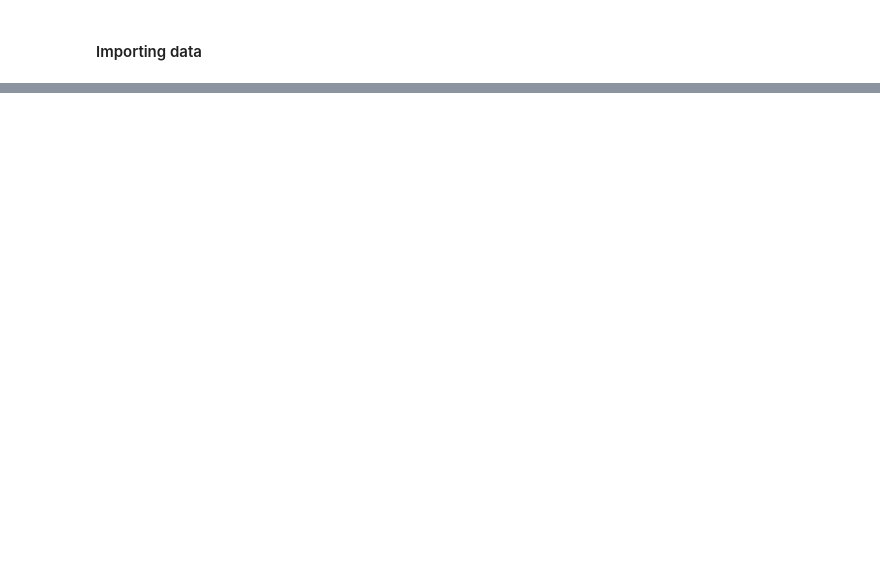
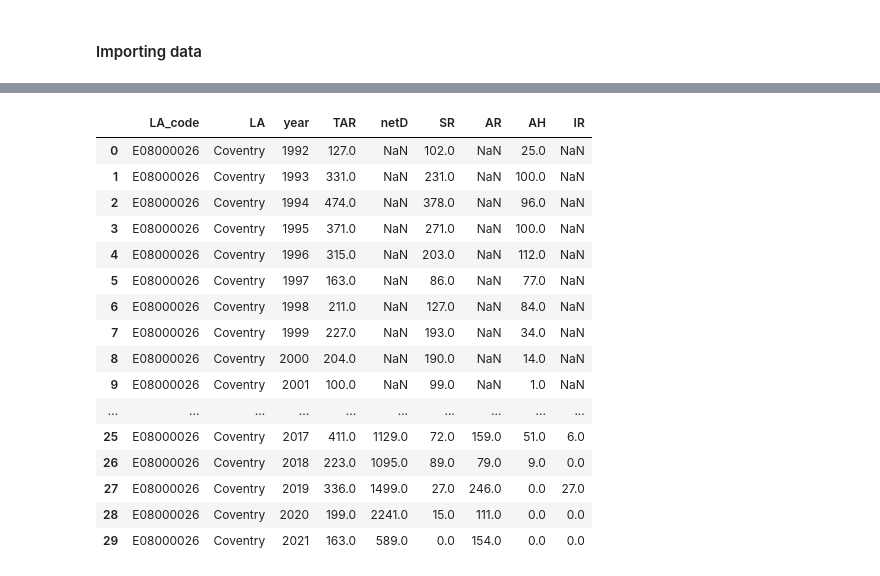
Before and after one commit to potato-bit/RA, a Jupyter notebook: cleaned datasets/analysis_h6.ipynb, the cells around one changed output, grey strips where cells are left out. Cells and saved outputs as stored; diff of their text form; code cells hidden in the pictures; blank space fills up the shorter version.

```diff
--- a/cleaned datasets/analysis_h6.ipynb
+++ b/cleaned datasets/analysis_h6.ipynb
@@ -79,0 +84,32 @@ df3.head()
+# %%
+dcov = pd.merge(dcov,df_SR[['LA_code','year','new_dwellings']],how='left',on=['LA_code','year'])
+dcov.rename(columns={'new_dwellings':'SR'},inplace=True)
+# %%
+dcov = pd.merge(dcov,df_AR[['LA_code','year','DC']],how='left',on=['LA_code','year'])
+dcov.rename(columns={'DC':'AR'},inplace=True)
+# %%
+dcov = pd.merge(dcov,df_AH[['LA_code','year','DC']],how='left',on=['LA_code','year'])
+dcov.rename(columns={'DC':'AH'},inplace=True)
+# %%
+dcov = pd.merge(dcov,df_IR[['LA_code','year','DC']],how='left',on=['LA_code','year'])
+dcov.rename(columns={'DC':'IR'},inplace=True)
+# %%
+dcov
+# %% [output]
+|  | LA_code | LA | year | TAR | netD | SR | AR | AH | IR |
+| 0 | E08000026 | Coventry | 1992 | 127.0 | NaN | 102.0 | NaN | 25.0 | NaN |
+| 1 | E08000026 | Coventry | 1993 | 331.0 | NaN | 231.0 | NaN | 100.0 | NaN |
+| 2 | E08000026 | Coventry | 1994 | 474.0 | NaN | 378.0 | NaN | 96.0 | NaN |
+| 3 | E08000026 | Coventry | 1995 | 371.0 | NaN | 271.0 | NaN | 100.0 | NaN |
+| 4 | E08000026 | Coventry | 1996 | 315.0 | NaN | 203.0 | NaN | 112.0 | NaN |
+| 5 | E08000026 | Coventry | 1997 | 163.0 | NaN | 86.0 | NaN | 77.0 | NaN |
+| 6 | E08000026 | Coventry | 1998 | 211.0 | NaN | 127.0 | NaN | 84.0 | NaN |
+| 7 | E08000026 | Coventry | 1999 | 227.0 | NaN | 193.0 | NaN | 34.0 | NaN |
+| 8 | E08000026 | Coventry | 2000 | 204.0 | NaN | 190.0 | NaN | 14.0 | NaN |
+| 9 | E08000026 | Coventry | 2001 | 100.0 | NaN | 99.0 | NaN | 1.0 | NaN |
+| ... | ... | ... | ... | ... | ... | ... | ... | ... | ... |
+| 25 | E08000026 | Coventry | 2017 | 411.0 | 1129.0 | 72.0 | 159.0 | 51.0 | 6.0 |
+| 26 | E08000026 | Coventry | 2018 | 223.0 | 1095.0 | 89.0 | 79.0 | 9.0 | 0.0 |
+| 27 | E08000026 | Coventry | 2019 | 336.0 | 1499.0 | 27.0 | 246.0 | 0.0 | 27.0 |
+| 28 | E08000026 | Coventry | 2020 | 199.0 | 2241.0 | 15.0 | 111.0 | 0.0 | 0.0 |
+| 29 | E08000026 | Coventry | 2021 | 163.0 | 589.0 | 0.0 | 154.0 | 0.0 | 0.0 |
```
Also changed, not shown: parts of 30 cells of this notebook.
